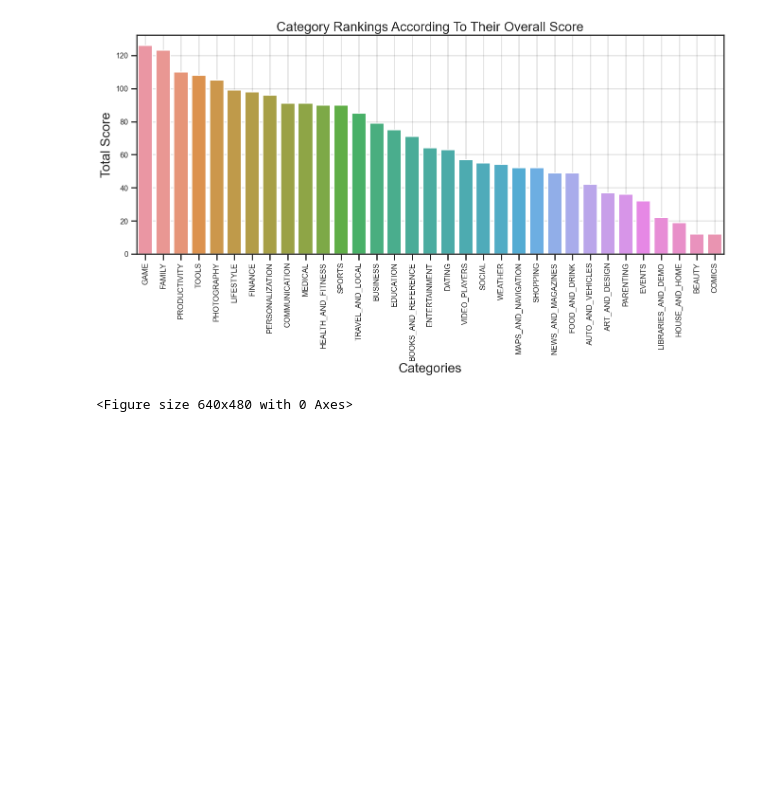
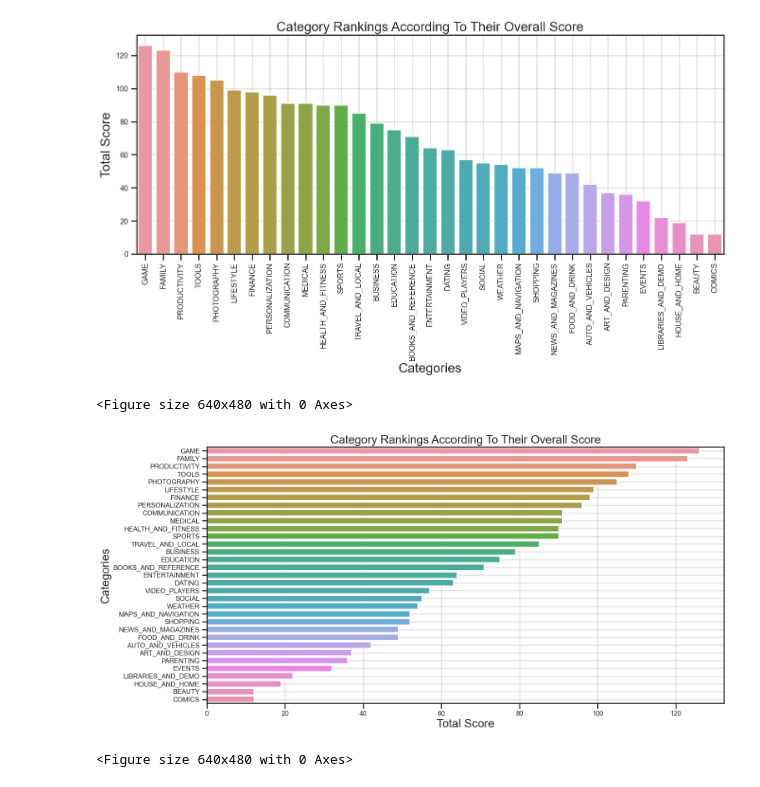
Before and after one commit to shalabajza/Develhope_Project_v2_team-2, a Jupyter notebook: Presentation/category_score.ipynb, the cells around one changed output. Saved outputs shown, nothing was run; the diff lists cells and outputs as text; code cells hidden in the pictures; blank space fills up the shorter version.

Commit message:
more plots for the presentation

```diff
--- a/Presentation/category_score.ipynb
+++ b/Presentation/category_score.ipynb
@@ -250,3 +250,18 @@ plt.clf()
 # %% [output]
 [figure]
 <Figure size 640x480 with 0 Axes>
+# %%
+sns.set_style("ticks")
+plt.figure(figsize=(16,8))
+sns.barplot(x="Total_Score", y="Category", data=df_totalScore, orient='horizontal')
+sns.set_context("talk", font_scale=0.7)
+plt.title("Category Rankings According To Their Overall Score", fontsize=20)
+plt.ylabel("Categories", fontsize=20)
+plt.xlabel("Total Score", fontsize=20)
+#plt.xticks(rotation=0)
+plt.grid(color = 'black', alpha=0.1, linewidth = 2)
+plt.show()
+plt.clf()
+# %% [output]
+[figure, added]
+<Figure size 640x480 with 0 Axes>
```
Also changed, not shown: parts of 2 cells of this notebook, 5 other files.
